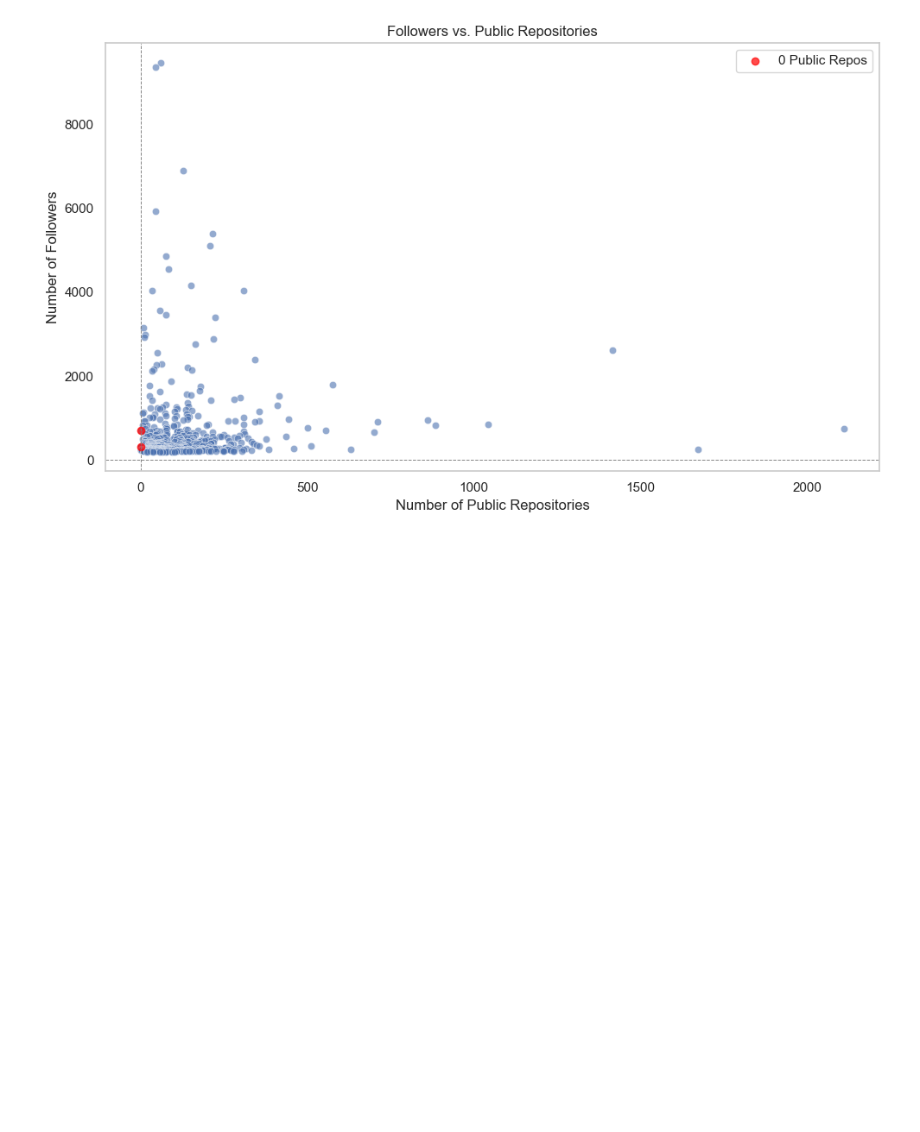
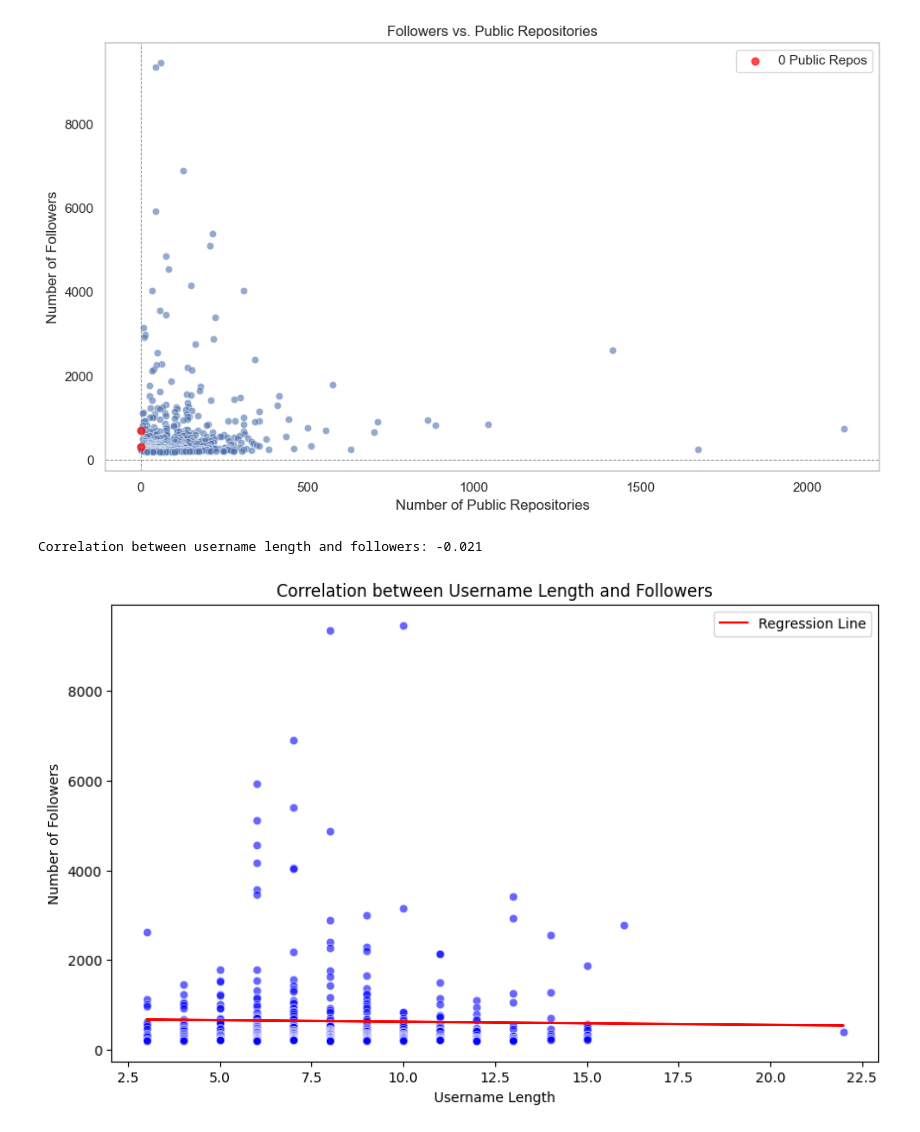
Before and after one commit to anshulbaliga7/iitm-tds-project1, a Jupyter notebook: analyze.ipynb, the cells around one changed output. Cells and saved outputs as stored; diff of their text form; code cells hidden in the pictures; blank space fills up the shorter version.

```diff
--- a/analyze.ipynb
+++ b/analyze.ipynb
@@ -268,3 +232,37 @@ plt.savefig('followers_vs_public_repos.png')  # Save the figure
 plt.show()
 # %% [output]
 [figure]
+# %%
+users_df['username_length'] = users_df['login'].str.len()
+
+username_followers_correlation = users_df['username_length'].corr(users_df['followers'])
+print(f"Correlation between username length and followers: {username_followers_correlation:.3f}")
+# %% [output]
+Correlation between username length and followers: -0.021
+# %%
+# interesting fact 2
+import pandas as pd
+import matplotlib.pyplot as plt
+import seaborn as sns
+from sklearn.linear_model import LinearRegression
+import numpy as np
+
+
+users_df['username_length'] = users_df['login'].apply(len)
+
+X = users_df['username_length'].values.reshape(-1, 1)
+y = users_df['followers']
+
+plt.figure(figsize=(10, 6))
+sns.scatterplot(x='username_length', y='followers', data=users_df, color='blue', alpha=0.6)
+plt.xlabel('Username Length')
+plt.ylabel('Number of Followers')
+plt.title('Correlation between Username Length and Followers')
+
+reg = LinearRegression().fit(X, y)
+plt.plot(users_df['username_length'], reg.predict(X), color='red', label='Regression Line')
+
+plt.legend()
+plt.show()
+# %% [output]
+[figure, added]
```
Also changed, not shown: parts of 9 cells of this notebook, 2 other files.
